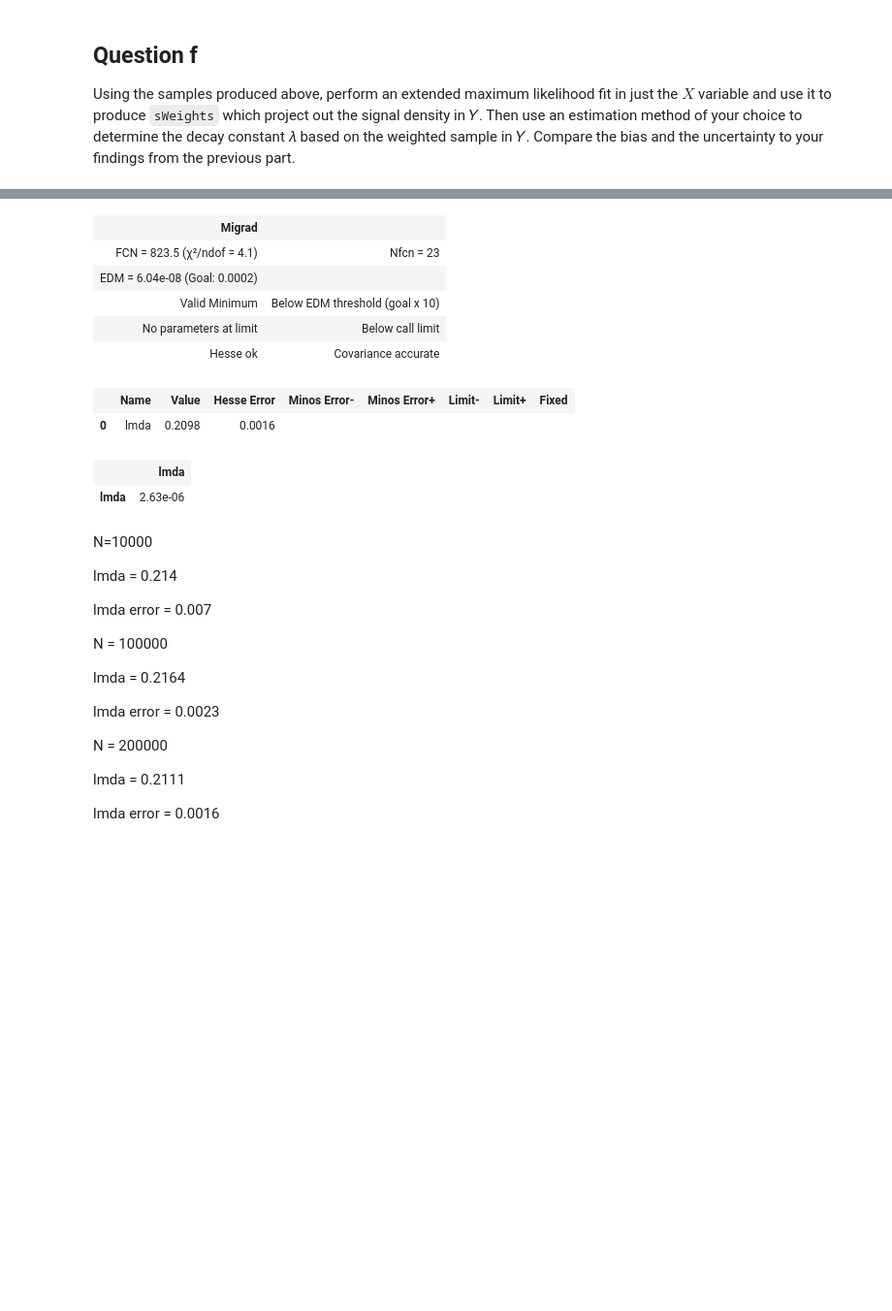
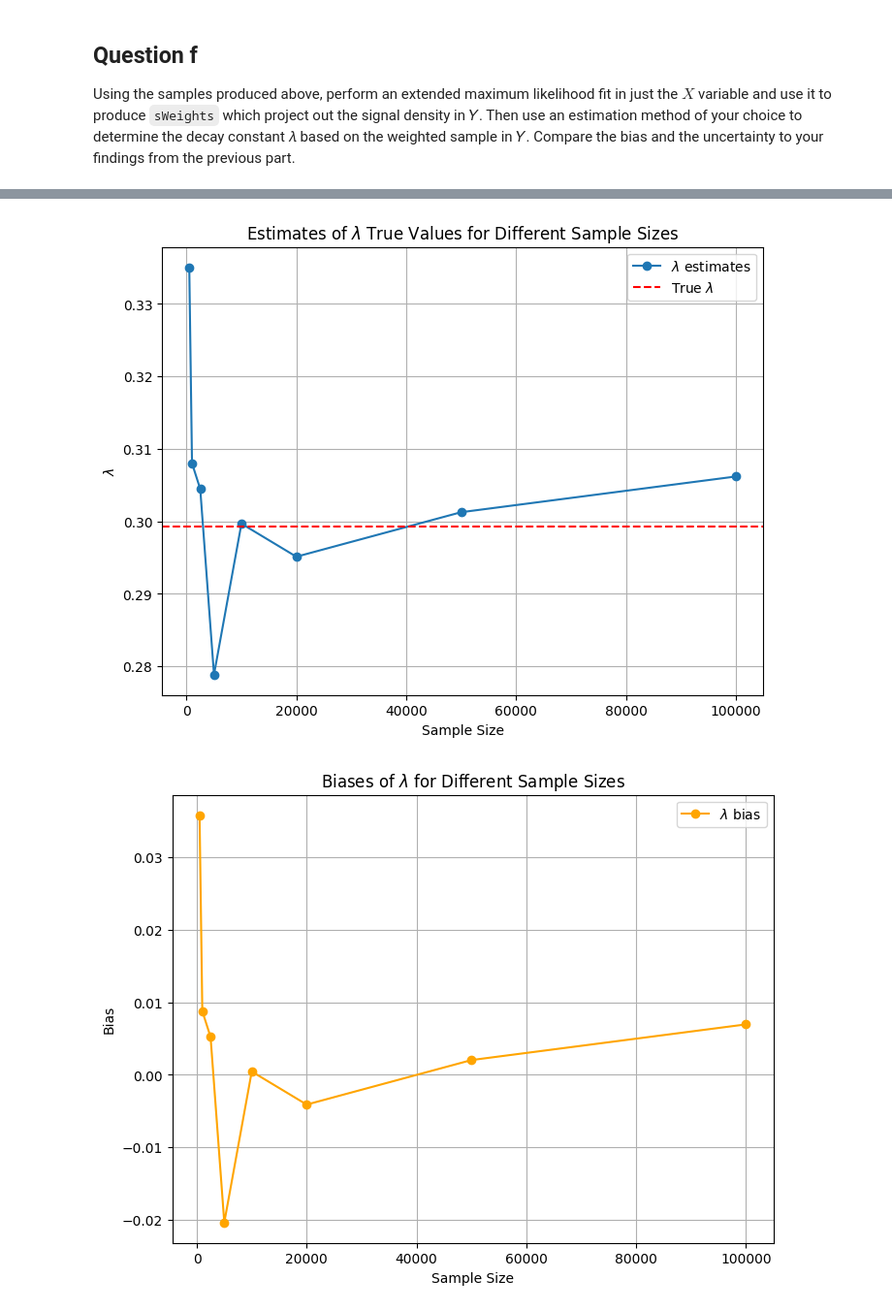
Before and after one commit to john-zhaoyuanzhen/Statistical-Methods-Coursework, a Jupyter notebook: s1.ipynb, the cells around one changed output, grey strips where cells are left out. Shown at 97% size. Saved outputs shown, nothing was run; the diff lists cells and outputs as text; code cells hidden in the pictures; blank space fills up the shorter version.

```diff
--- a/s1.ipynb
+++ b/s1.ipynb
@@ -386,4 +390,14 @@ Using the samples produced above, perform an extended maximum likelihood fit in
  density in 𝑌. Then use an estimation method of your choice to determine the decay
  constant 𝜆 based on the weighted sample in 𝑌. Compare the bias and the
  uncertainty to your findings from the previous part.
+# %%
+def density_X(x, N, mu=3, sigma=0.3, beta=1, m=1.4, f=0.6):
+    return N, N*f * g_s(x, beta, m, mu, sigma) + N*(1-f) * g_b(x)
+# %%
+def cdf_Y(y, lmda):
+    return truncexpon.cdf(y, xmin=0, xmax=10, loc=0., scale=1/lmda)
+# %%
+sweights_lmda_values = []
+sweights_lmda_bias = []
+sweights_lmda_uncertainty = []
 # %%
@@ -489,35 +486,28 @@ def cdf_Y(y, lmda=0.3):
-# %%
-nll_y = BinnedNLL(ysw, ye, cdf_Y)
-mi_y = Minuit(nll_y, lmda=0.3)
-mi_y.migrad()
-mi_y.hesse()
-display(mi_y)
-# %% [output]
-| Migrad |  |
-| FCN = 823.5 (χ²/ndof = 4.1) | Nfcn = 23 |
-| EDM = 6.04e-08 (Goal: 0.0002) |  |
-| Valid Minimum | Below EDM threshold (goal x 10) |
-| No parameters at limit | Below call limit |
-| Hesse ok | Covariance accurate |
-|  | Name | Value | Hesse Error | Minos Error- | Minos Error+ | Limit- | Limit+ | Fixed |
-| 0 | lmda | 0.2098 | 0.0016 |  |  |  |  |  |
-|  | lmda |
-| lmda | 2.63e-06 |
-# %% [markdown]
-N=10000
-
-lmda = 0.214
-
-lmda error = 0.007
-
-N = 100000
-
-lmda = 0.2164
-
-lmda error = 0.0023
-
-N = 200000
-
-lmda = 0.2111
-
-lmda error = 0.0016
+# %%
+plt.figure(figsize=(8, 6))
+plt.plot(sample_sizes, sweights_lmda_values, 'o-', label='$\\lambda$ estimates')
+plt.axhline(lmda_hat, color='red', linestyle='--', label='True $\\lambda$')
+plt.xlabel('Sample Size')
+plt.ylabel('$\\lambda$')
+plt.title('Estimates of $\\lambda$ True Values for Different Sample Sizes')
+plt.legend()
+plt.grid(True)
+
+plt.figure(figsize=(8, 6))
+plt.plot(sample_sizes, sweights_lmda_bias, 'o-', label='$\\lambda$ bias', color='orange')
+plt.xlabel('Sample Size')
+plt.ylabel('Bias')
+plt.title('Biases of $\\lambda$ for Different Sample Sizes')
+plt.legend()
+plt.grid(True)
+
+plt.figure(figsize=(8, 6))
+plt.plot(sample_sizes, sweights_lmda_uncertainty, 'o-', label='$\\lambda$ uncertainty', color='green')
+plt.xlabel('Sample Size')
+plt.ylabel('Uncertainty')
+plt.title('Uncertainty of $\\lambda$ for Different Sample Sizes')
+plt.legend()
+plt.grid(True)
+# %% [output]
+[figure, added]
+[figure, added]
```
Also changed, not shown: parts of 20 cells of this notebook.
